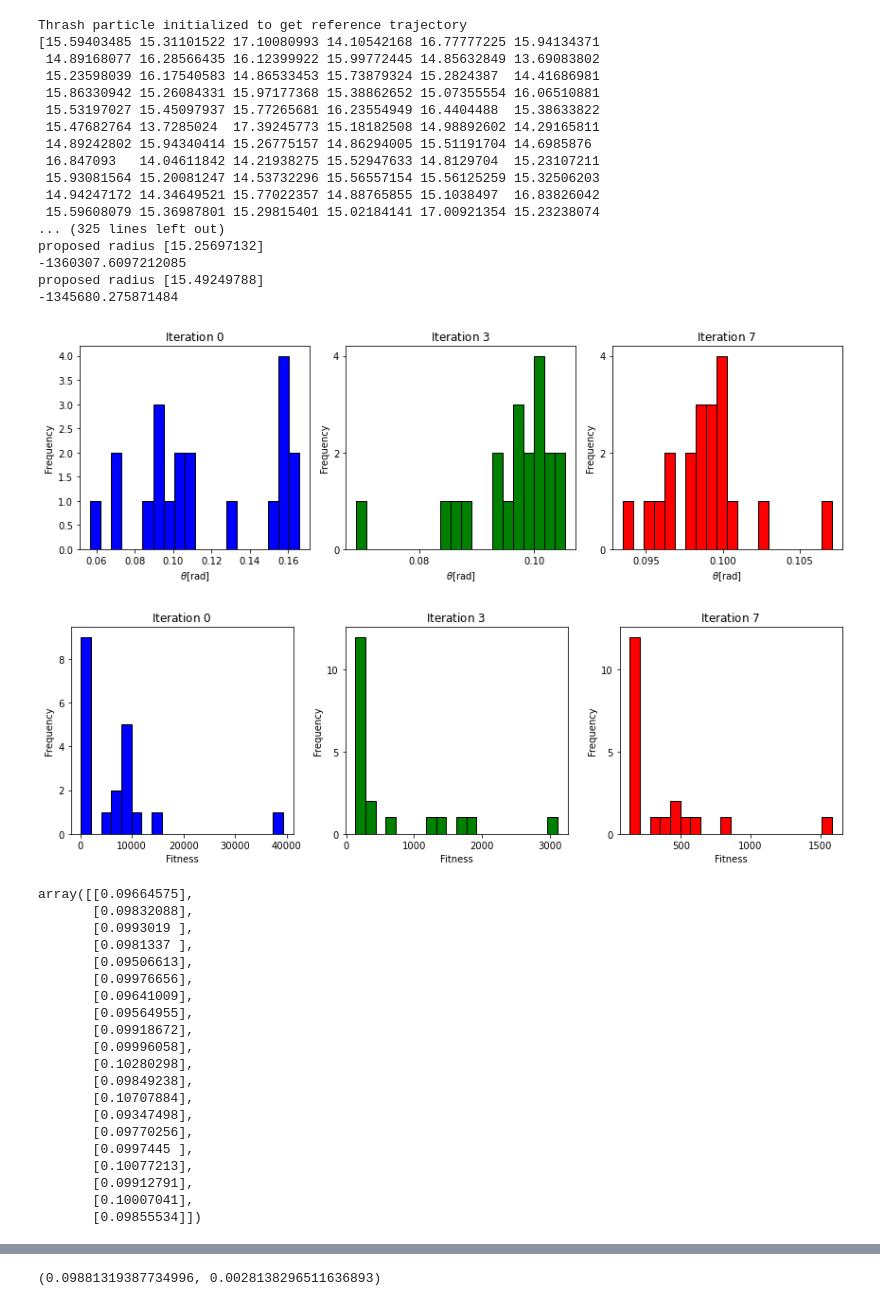
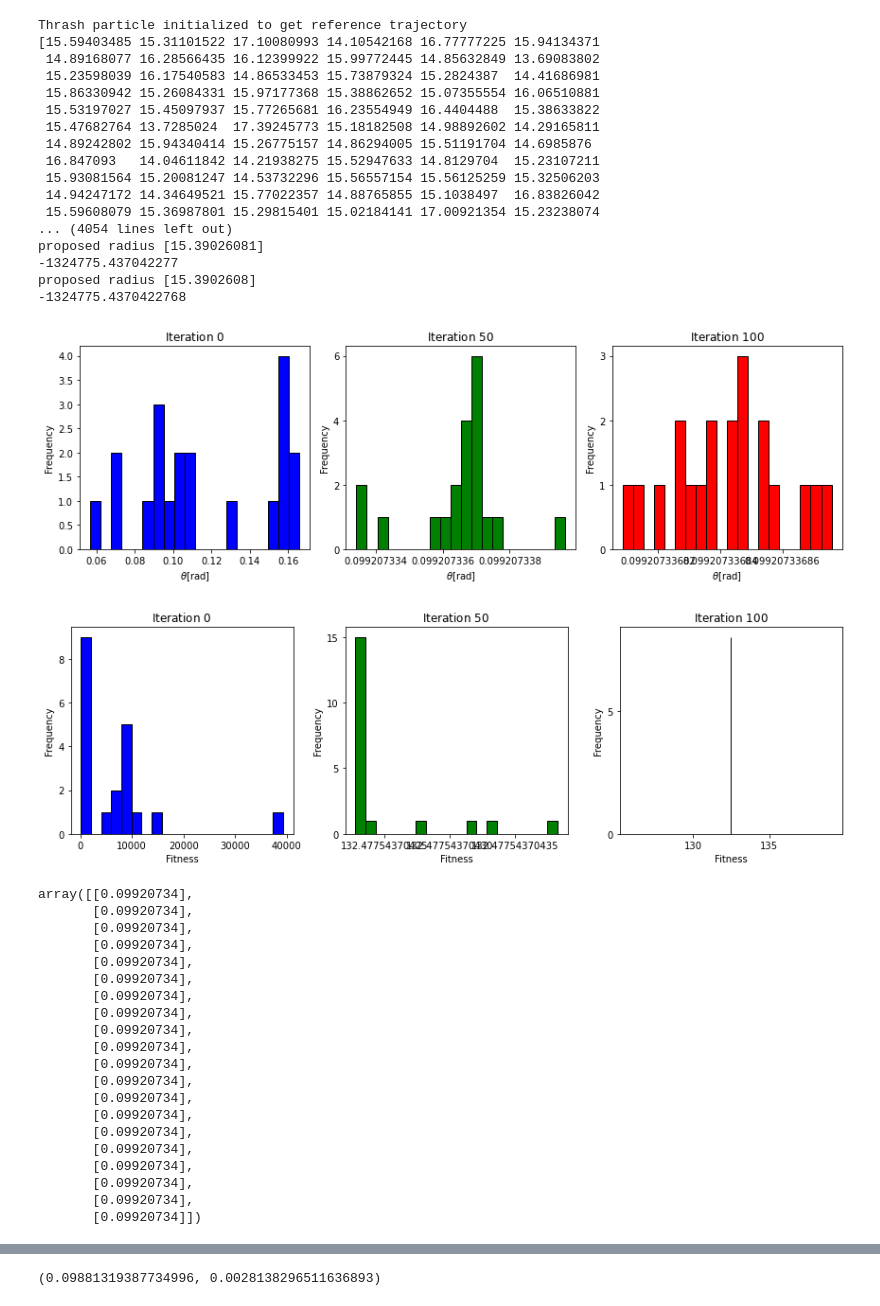
Before and after one commit to JonasGrutter/Stochastic_Vehicle_Model_Ideas, a Jupyter notebook: PSO_identification_closed_form.ipynb, the cells around one changed output, grey strips where cells are left out. Saved outputs shown, nothing was run; the diff lists cells and outputs as text; code cells hidden in the pictures.

```diff
--- a/PSO_identification_closed_form.ipynb
+++ b/PSO_identification_closed_form.ipynb
@@ -319,60 +319,60 @@ class PSO:
 
         print(f"Data saved to {csv_file}.")
 
 
 # Example usage
 upper_bouds_1d = 0.25
 lower_bouds_1d = 0.05
 upper_bouds_2d = [0.5,10]
 lower_bouds_2d = [0.,0]
-pso = PSO(num_particles=20, max_iterations=7, lower_bounds=lower_bouds_1d, upper_bounds=upper_bouds_1d, dimension=1)
+pso = PSO(num_particles=20, max_iterations=100, lower_bounds=lower_bouds_1d, upper_bounds=upper_bouds_1d, dimension=1)
 
 
 pso.optimize()
 pso.plot_particle_history()
 pso.plot_particle_fitness_history()
 #pso.save_to_csv('./Results/PSO/iter50particle10.csv')
 
 pso.particle_positions_history[len(pso.particle_positions_history)-1]
 # %% [output]
 Thrash particle initialized to get reference trajectory
 [15.59403485 15.31101522 17.10080993 14.10542168 16.77777225 15.94134371
  14.89168077 16.28566435 16.12399922 15.99772445 14.85632849 13.69083802
  15.23598039 16.17540583 14.86533453 15.73879324 15.2824387  14.41686981
  15.86330942 15.26084331 15.97177368 15.38862652 15.07355554 16.06510881
  15.53197027 15.45097937 15.77265681 16.23554949 16.4404488  15.38633822
  15.47682764 13.7285024  17.39245773 15.18182508 14.98892602 14.29165811
  14.89242802 15.94340414 15.26775157 14.86294005 15.51191704 14.6985876
  16.847093   14.04611842 14.21938275 15.52947633 14.8129704  15.23107211
  15.93081564 15.20081247 14.53732296 15.56557154 15.56125259 15.32506203
  14.94247172 14.34649521 15.77022357 14.88765855 15.1038497  16.83826042
  15.59608079 15.36987801 15.29815401 15.02184141 17.00921354 15.23238074
-... (325 lines left out)
-proposed radius [15.25697132]
--1360307.6097212085
-proposed radius [15.49249788]
--1345680.275871484
+... (4054 lines left out)
+proposed radius [15.39026081]
+-1324775.437042277
+proposed radius [15.3902608]
+-1324775.4370422768
-[figure, old version]
+[figure, new version]
-[figure, old version]
+[figure, new version]
-array([[0.09664575],
-       [0.09832088],
-       [0.0993019 ],
-       [0.0981337 ],
-       [0.09506613],
-       [0.09976656],
-       [0.09641009],
-       [0.09564955],
-       [0.09918672],
-       [0.09996058],
-       [0.10280298],
-       [0.09849238],
-       [0.10707884],
-       [0.09347498],
-       [0.09770256],
-       [0.0997445 ],
-       [0.10077213],
-       [0.09912791],
-       [0.10007041],
-       [0.09855534]])
+array([[0.09920734],
+       [0.09920734],
+       [0.09920734],
+       [0.09920734],
+       [0.09920734],
+       [0.09920734],
+       [0.09920734],
+       [0.09920734],
+       [0.09920734],
+       [0.09920734],
+       [0.09920734],
+       [0.09920734],
+       [0.09920734],
+       [0.09920734],
+       [0.09920734],
+       [0.09920734],
+       [0.09920734],
+       [0.09920734],
+       [0.09920734],
+       [0.09920734]])
 # %%
 particle_positions_history_mean = []
```
Also changed, not shown: parts of 2 cells of this notebook, 26 other files.
